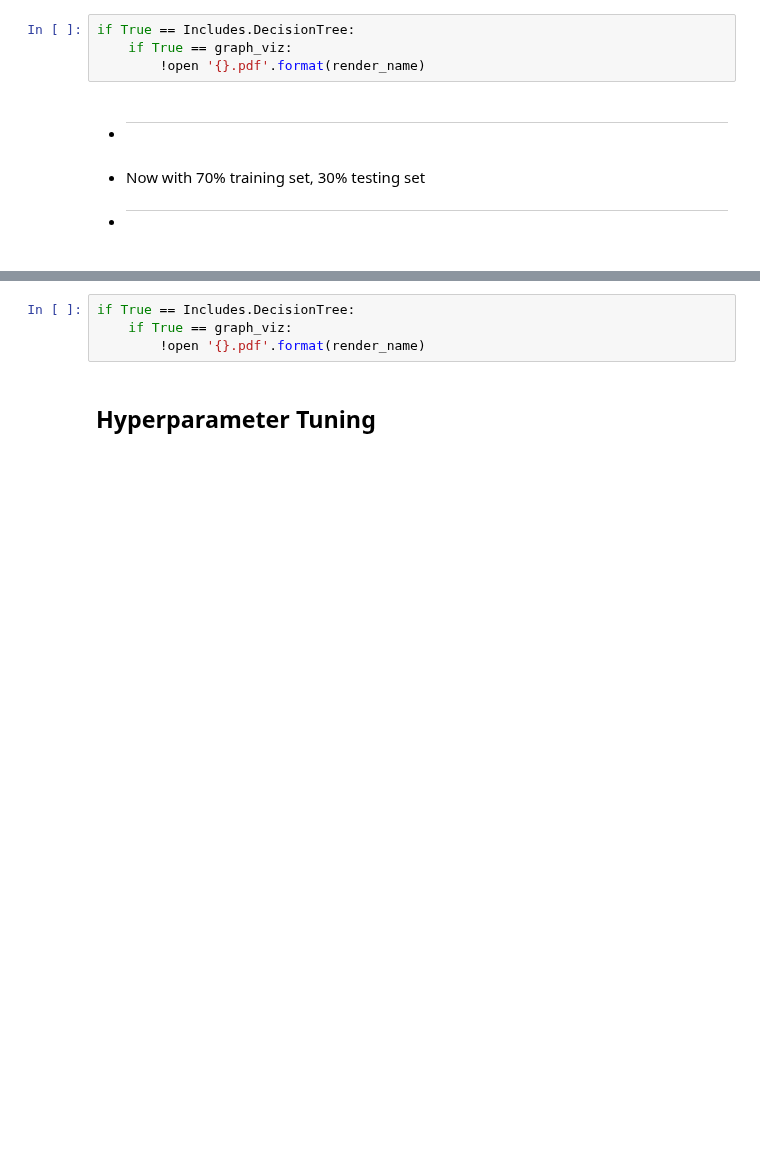
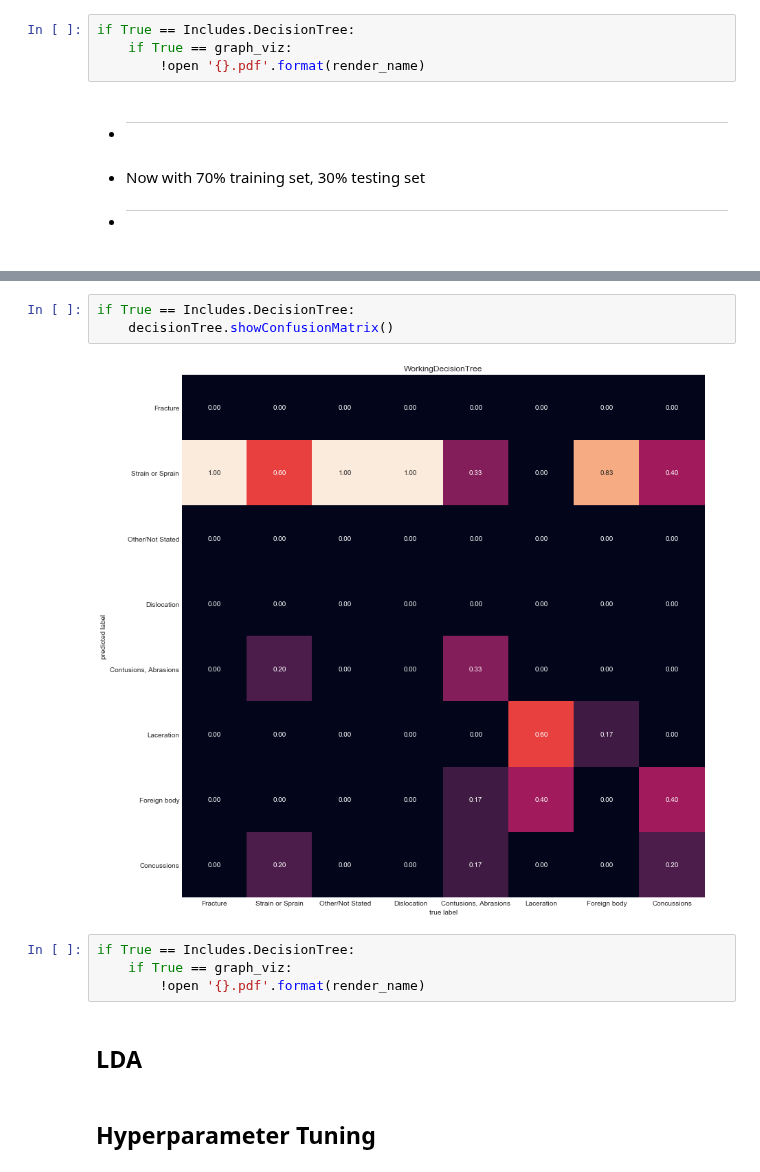
Before and after one commit to mrcorbett/MET_CS677_DataScienceWithPython, a Jupyter notebook: Project/bicycle_crashes_neiss_v10.ipynb, the cells around one changed output, grey strips where cells are left out. Cells and saved outputs as stored; diff of their text form; blank space fills up the shorter version.

```diff
--- a/Project/bicycle_crashes_neiss_v10.ipynb
+++ b/Project/bicycle_crashes_neiss_v10.ipynb
@@ -1154,7 +1244,14 @@ Accuracy = 0.5036953325799322
+# %%
+if True == Includes.DecisionTree:
+    decisionTree.showConfusionMatrix()
+# %% [output]
+[figure, added]
 # %%
 if True == Includes.DecisionTree:
     if True == graph_viz:
         !open '{}.pdf'.format(render_name)
+# %% [markdown]
+## LDA
 # %% [markdown]
 ## Hyperparameter Tuning
 # %%
```
Also changed, not shown: parts of 19 cells of this notebook.
